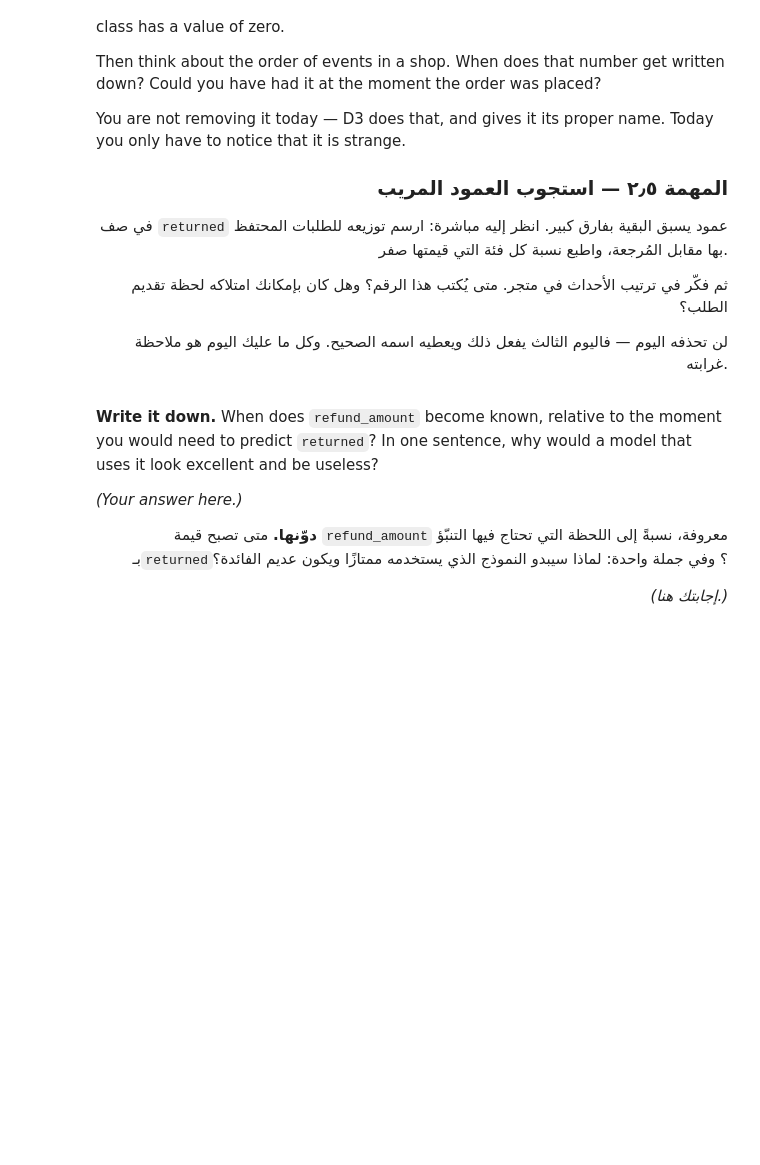
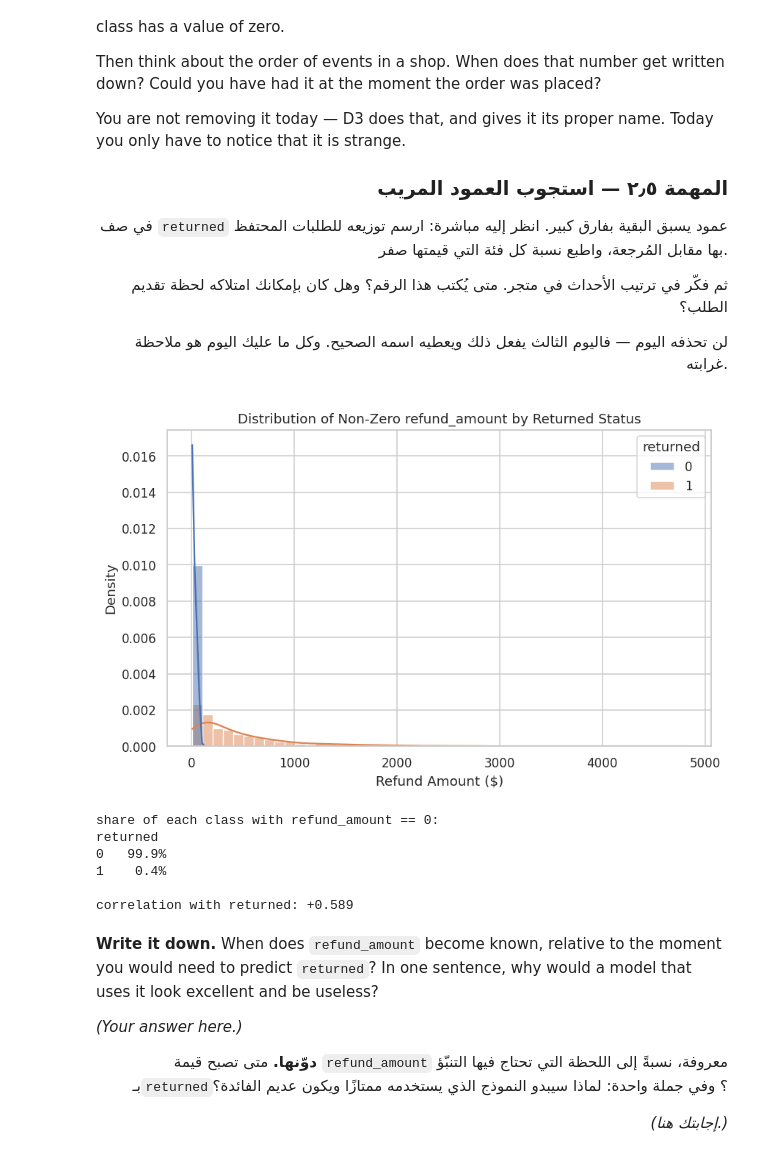
Before and after one commit to 43u0/AIEP_Olo_student, a Jupyter notebook: week_2_data_engineering/labs_v2/D2_eda_and_visualisation/D2_eda_and_visualisation_blank.ipynb, the cells around one changed output. Saved outputs shown, nothing was run; the diff lists cells and outputs as text; code cells hidden in the pictures; blank space fills up the shorter version.

```diff
--- a/week_2_data_engineering/labs_v2/D2_eda_and_visualisation/D2_eda_and_visualisation_blank.ipynb
+++ b/week_2_data_engineering/labs_v2/D2_eda_and_visualisation/D2_eda_and_visualisation_blank.ipynb
@@ -570,26 +600,38 @@ notice that it is strange.
 
 </div>
 # %%
-# ────────────────────────────────────────────────────────────────────
-# 1) Take the column at the top of your `returned` correlation ranking.
-# 2) Show what share of the kept orders and what share of the returned orders
-#    have a value of exactly zero. The gap is the whole story.
-# 3) Plot the non-zero values for each class so the chart is not one giant bar at zero.
-# Search: "pandas groupby share equal to zero"
-#
-# ١) خذ العمود الأعلى في ترتيب ارتباطك بـ`returned`.
-# ٢) أظهر نسبة الطلبات المحتفظ بها ونسبة الطلبات المُرجعة التي قيمتها صفر
-#    تمامًا. والفجوة هي القصة كلها.
-# ٣) ارسم القيم غير الصفرية لكل فئة كي لا يكون الرسم عمودًا ضخمًا عند الصفر.
-# ابحث عن: "pandas groupby share equal to zero"
-# ────────────────────────────────────────────────────────────────────
+SUSPECT = "refund_amount"
 
-SUSPECT = "refund_amount"
-# TODO: Report the share of each class whose SUSPECT value is exactly zero, and plot the non-zero values split by class.
-# مهمة: اذكر نسبة كل فئة تكون فيها قيمة SUSPECT صفرًا تمامًا، وارسم القيم غير الصفرية مقسومة حسب الفئة.
+# Calculate the share of each class whose SUSPECT value is exactly zero
+# Grouping by 'returned' and checking the proportion of zeros
+zero_share = raw.groupby("returned")[SUSPECT].apply(lambda x: (x == 0).mean())
+
+# Filter out zero values for plotting to focus on actual refunds
+non_zero_df = raw[raw[SUSPECT] > 0]
+
+# Plot the non-zero values for each class
+fig, ax = plt.subplots(figsize=(8, 5))
+sns.histplot(data=non_zero_df, x=SUSPECT, hue="returned", stat="density", common_norm=False, ax=ax, kde=True)
+ax.set_title(f"Distribution of Non-Zero {SUSPECT} by Returned Status")
+ax.set_xlabel("Refund Amount ($)")
+ax.set_ylabel("Density")
+
+plt.tight_layout()
+chart_path = CHART_DIR / f"{SUSPECT}_non_zero_distribution.png"
+plt.savefig(chart_path)
+plt.show()
+
 print(f"share of each class with {SUSPECT} == 0:")
 print(zero_share.to_string(float_format="{:.1%}".format))
 print(f"\ncorrelation with returned: {raw[SUSPECT].corr(raw['returned']):+.3f}")
+# %% [output]
+[figure, added]
+share of each class with refund_amount == 0:
+returned
+0   99.9%
+1    0.4%
+
+correlation with returned: +0.589
 # %% [markdown]
 **Write it down.** When does `refund_amount` become known, relative to the moment you would need
 to predict `returned`? In one sentence, why would a model that uses it look excellent and be
```
Also changed, not shown: parts of 11 cells of this notebook.
